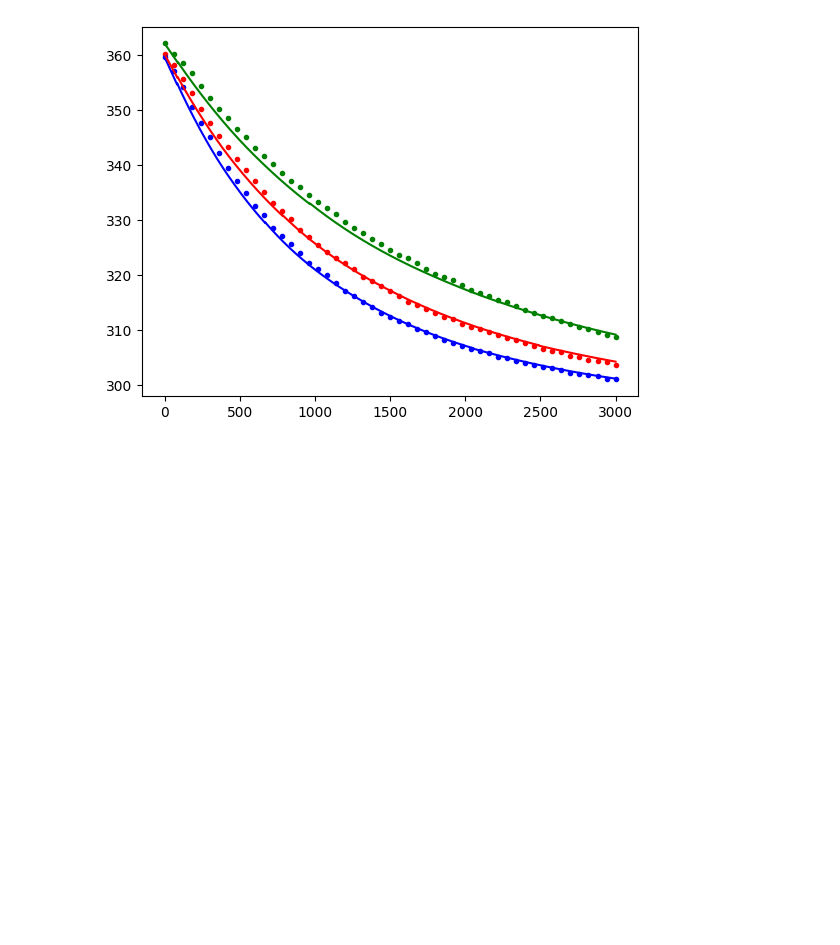
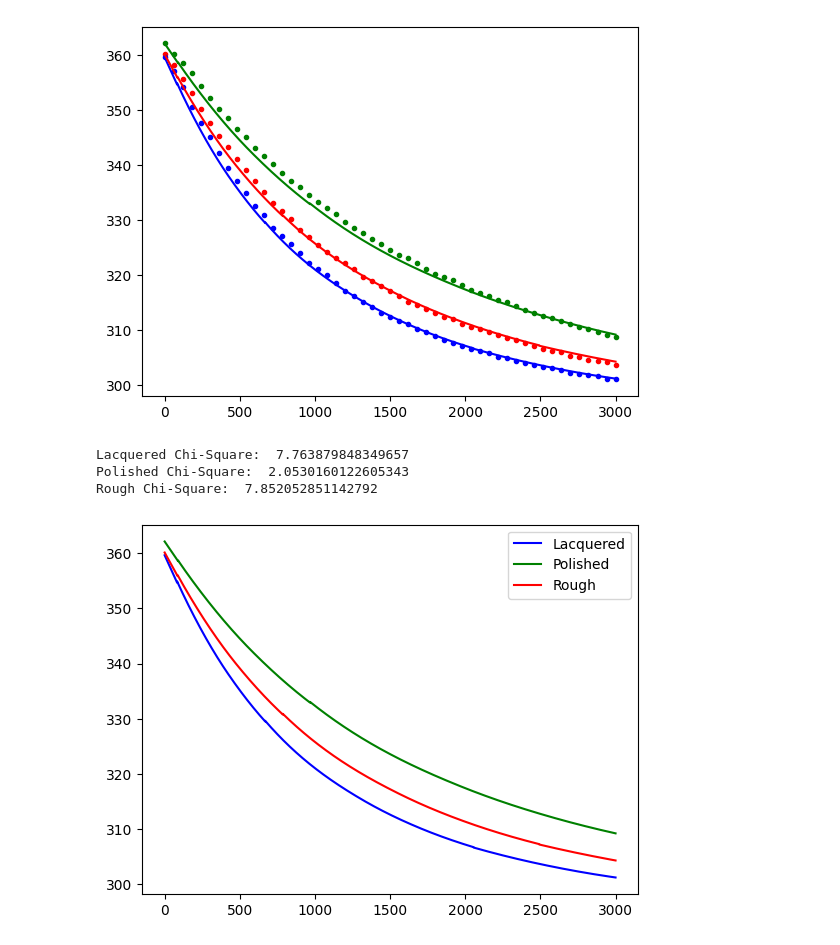
Before and after one commit to loganmachale/Modelling-Cooling-Mechanisms, a Jupyter notebook: simulationModel.ipynb, the cells around one changed output. Cells and saved outputs as stored; diff of their text form; code cells hidden in the pictures; blank space fills up the shorter version.

```diff
--- a/simulationModel.ipynb
+++ b/simulationModel.ipynb
@@ -110,3 +110,54 @@ plt.plot(t_arr, solarr[2], "r")
 # %% [output]
 [<matplotlib.lines.Line2D at 0x...>]
 [figure]
+# %%
+t_0 = 0
+t_f = 3000
+steps = int(3E5)
+t_arr = np.linspace(t_0, t_f, steps)
+
+steps_per_data = int(3*20 * steps / t_f)
+
+
+def chi_square(data, model, sigma=2.5):
+    return np.sum((model-data)**2/sigma**2)
+
+solarr = []
+
+def model_function(i):
+    sol = integrate.solve_ivp(dydt_arr, (t_0, t_f),
+                              y_0arr[i],
+                              method='LSODA',
+                              t_eval=t_arr,
+                              args=carrAll[i])
+
+    solT = sol['y'][0]
+    solarr.append(solT)
+
+
+fname = 'experimentdata.csv'
+
+data = np.loadtxt(fname, delimiter=',', comments='#',
+                  usecols=(0, 4, 5, 6))
+
+for i in range(3):
+    model_function(i)
+
+
+print("Lacquered Chi-Square: ", chi_square(data[1:, 3], solarr[0][::steps_per_data]))
+print("Polished Chi-Square: ",
+      chi_square(data[1:, 2], solarr[1][::steps_per_data]))
+print("Rough Chi-Square: ",
+      chi_square(data[1:, 1], solarr[2][::steps_per_data]))
+
+
+plt.plot(t_arr, solarr[0], "b")
+plt.plot(t_arr, solarr[1], "g")
+plt.plot(t_arr, solarr[2], "r")
+plt.legend(['Lacquered', 'Polished', 'Rough'])
+plt.show()
+# %% [output]
+Lacquered Chi-Square:  7.763879848349657
+Polished Chi-Square:  2.0530160122605343
+Rough Chi-Square:  7.852052851142792
+[figure, added]
```
